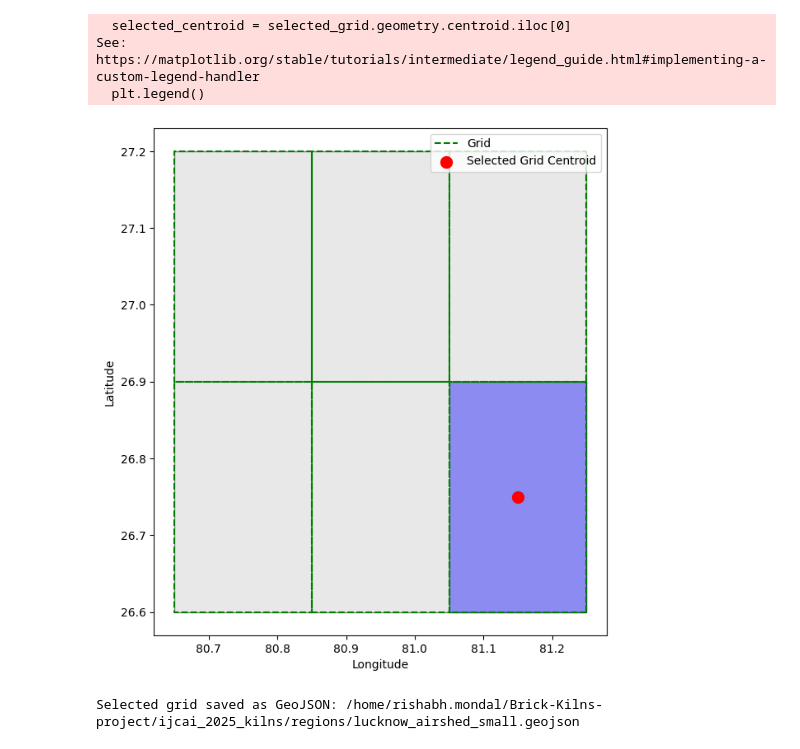
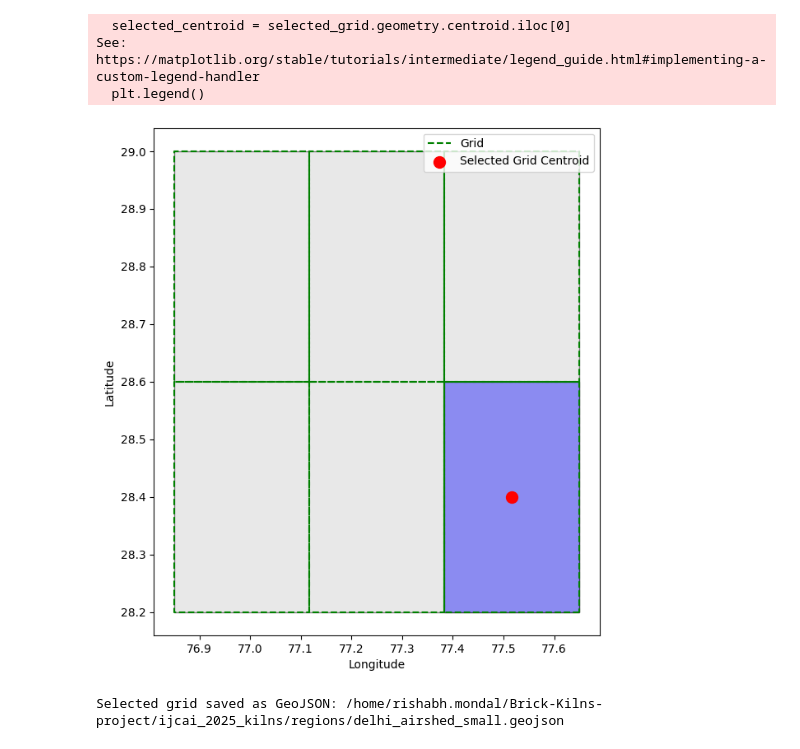
Before and after one commit to rishabh-mondal/notebooks, a Jupyter notebook: select_small_airshed.ipynb, the cells around one changed output. Drawn from its saved outputs; the diff is of its cells as text; code cells hidden in the pictures.

```diff
--- a/select_small_airshed.ipynb
+++ b/select_small_airshed.ipynb
@@ -7,10 +7,10 @@ from shapely.geometry import box
 
 
 
-region = "lucknow_airshed"  # Change this to the desired region
+region = "delhi_airshed"  # Change this to the desired region
 # Load airshed data
 # airshed_path = f"/home/patel_zeel/kiln_compass_24/regions/shapes/lucknow_airshed.geojson
-airshed_path = f"/home/patel_zeel/kiln_compass_24/regions/shapes/{region}.geojson"
+airshed_path = "/home/rishabh.mondal/Brick-Kilns-project/ijcai_2025_kilns/regions/shapes/delhi_airshed.geojson"
 gdf_airshed = gpd.read_file(airshed_path)
 
 # Save original CRS (EPSG:4326)
@@ -54,35 +54,35 @@ fig, ax = plt.subplots(figsize=(10, 8))
 # Plot airshed
 gdf_airshed.plot(ax=ax, edgecolor="black", facecolor="lightgray", alpha=0.5, label="Delhi Airshed")
 
 # Plot grid in green
 grid_gdf.boundary.plot(ax=ax, color="green", linewidth=1.5, linestyle="--", label="Grid")
 
 # Highlight the selected grid cell in blue
 selected_grid.plot(ax=ax, facecolor="blue", edgecolor="black", alpha=0.4, label="Selected Grid")
 
 # Mark the centroid
 ax.scatter(selected_centroid.x, selected_centroid.y, color="red", marker="o", s=100, label="Selected Grid Centroid")
 
 # Customize plot
 # ax.set_title("Delhi Airshed with Selected Upper Third Grid Cell", fontsize=14)
 ax.set_xlabel("Longitude")
 ax.set_ylabel("Latitude")
 plt.legend()
 plt.show()
 
 # Define output GeoJSON path
 output_geojson_path = f"/home/rishabh.mondal/Brick-Kilns-project/ijcai_2025_kilns/regions/{region}_small.geojson"
 
 # Save the selected grid cell as a GeoJSON file
 selected_grid.to_file(output_geojson_path, driver="GeoJSON")
 
 print(f"Selected grid saved as GeoJSON: {output_geojson_path}")
 # %% [output]
   selected_centroid = selected_grid.geometry.centroid.iloc[0]
 See: https://matplotlib.org/stable/tutorials/intermediate/legend_guide.html#implementing-a-custom-legend-handler
   plt.legend()
-[figure, old version]
+[figure, new version]
-Selected grid saved as GeoJSON: /home/rishabh.mondal/Brick-Kilns-project/ijcai_2025_kilns/regions/lucknow_airshed_small.geojson
+Selected grid saved as GeoJSON: /home/rishabh.mondal/Brick-Kilns-project/ijcai_2025_kilns/regions/delhi_airshed_small.geojson
 # %%
 import geopandas as gpd
 import matplotlib.pyplot as plt
```
Also changed, not shown: parts of 6 cells of this notebook, 5 other files.
